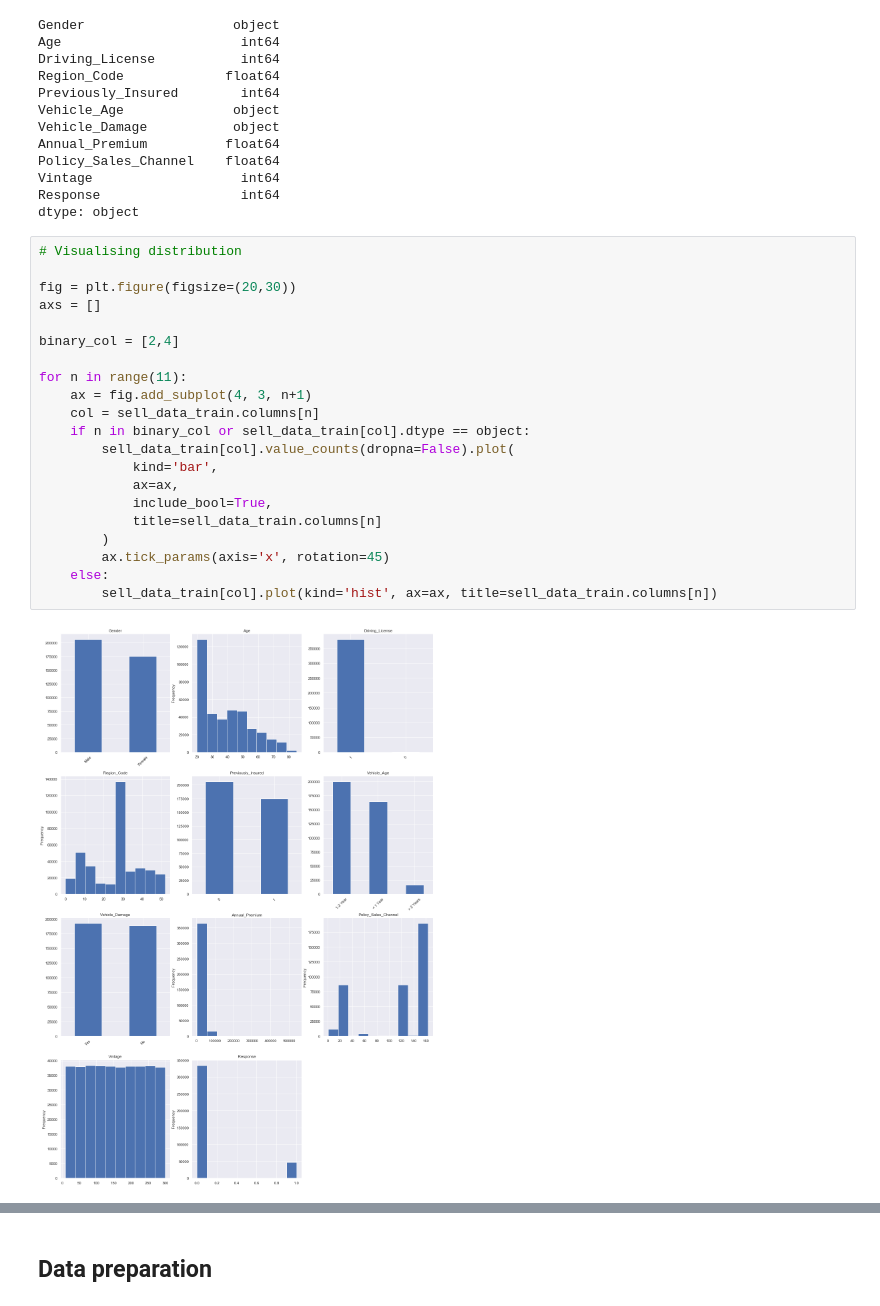
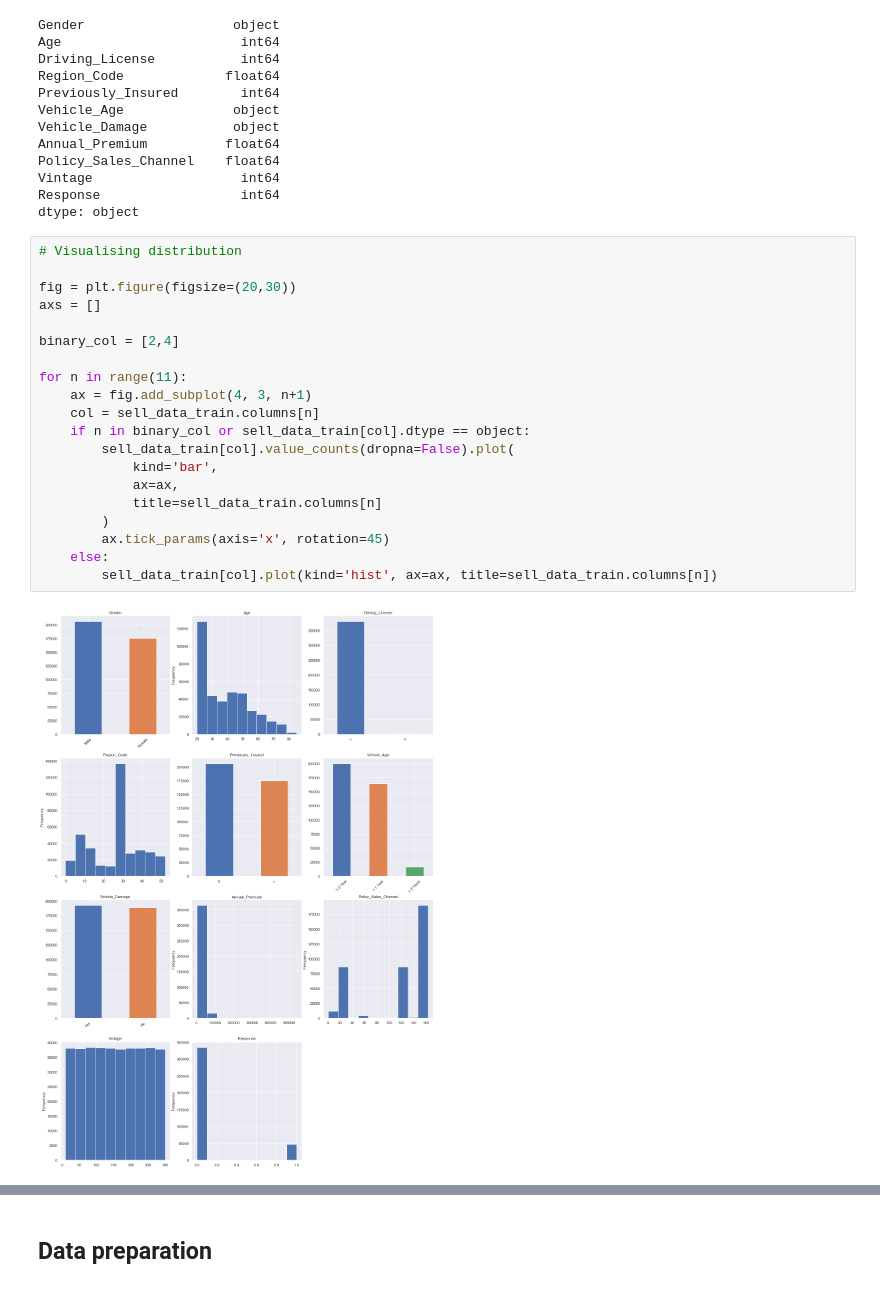
Before and after one commit to CrisMW/insurance_cross_sell, a Jupyter notebook: cross_sell.ipynb, the cells around one changed output, grey strips where cells are left out. Saved outputs shown, nothing was run; the diff lists cells and outputs as text.

```diff
--- a/cross_sell.ipynb
+++ b/cross_sell.ipynb
@@ -62,26 +62,25 @@ dtype: object
 # %%
 # Visualising distribution
 
 fig = plt.figure(figsize=(20,30))
 axs = []
 
 binary_col = [2,4]
 
 for n in range(11):
     ax = fig.add_subplot(4, 3, n+1)
     col = sell_data_train.columns[n]
     if n in binary_col or sell_data_train[col].dtype == object:
         sell_data_train[col].value_counts(dropna=False).plot(
             kind='bar',
             ax=ax,
-            include_bool=True,
             title=sell_data_train.columns[n]
         )
         ax.tick_params(axis='x', rotation=45)
     else:
         sell_data_train[col].plot(kind='hist', ax=ax, title=sell_data_train.columns[n])
 # %% [output]
-[figure, old version]
+[figure, new version]
 # %%
 # Looking at 'Annual Premium' in more detail
 
```
Also changed, not shown: parts of 19 cells of this notebook.
